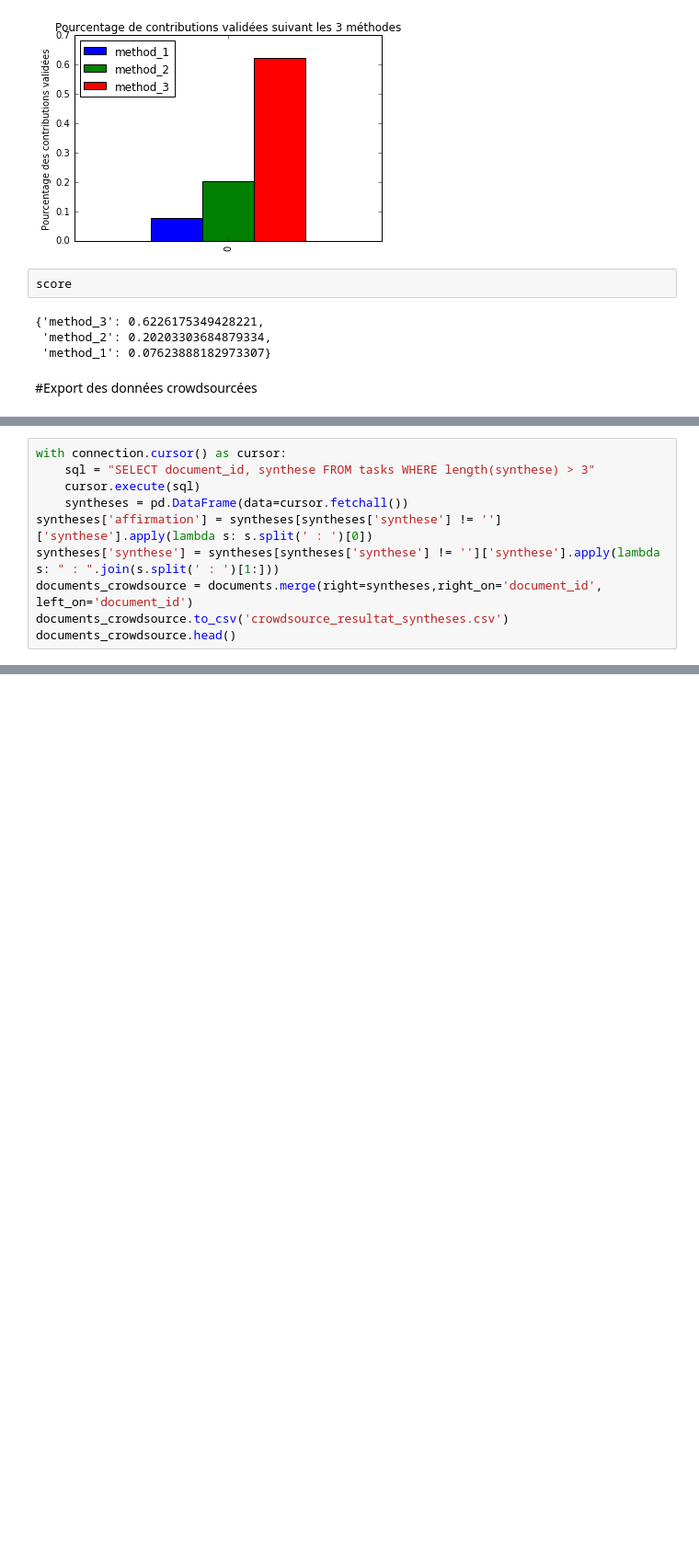
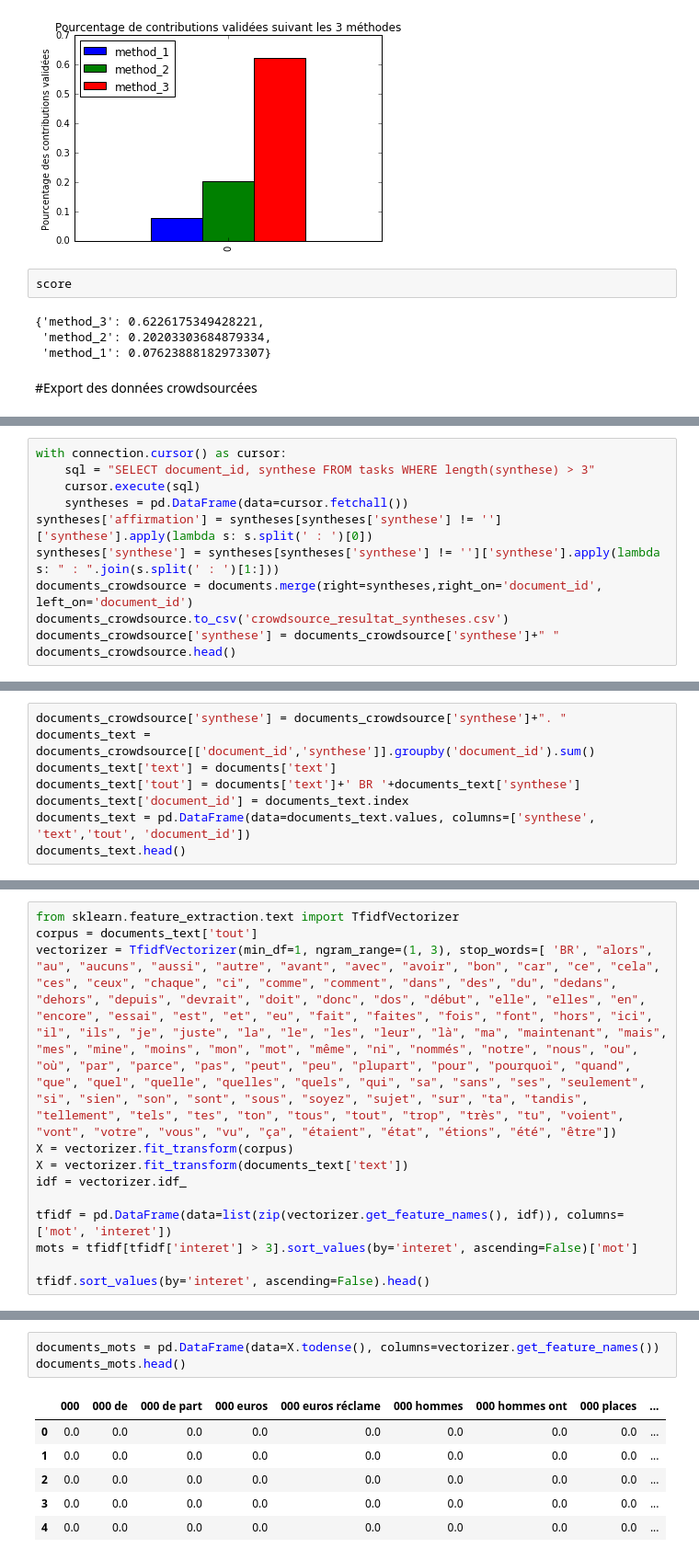
Before and after one commit to regardscitoyens/consultation_an, a Jupyter notebook: exploitation/analyse.ipynb, the cells around one changed output, grey strips where cells are left out. Shown at 92% size. Saved outputs shown, nothing was run; the diff lists cells and outputs as text; blank space fills up the shorter version.

Commit message:
Debut du repérage des thèmes avec TFIDF

```diff
--- a/exploitation/analyse.ipynb
+++ b/exploitation/analyse.ipynb
@@ -215,6 +215,7 @@ syntheses['affirmation'] = syntheses[syntheses['synthese'] != '']['synthese'].ap
 syntheses['synthese'] = syntheses[syntheses['synthese'] != '']['synthese'].apply(lambda s: " : ".join(s.split(' : ')[1:]))
 documents_crowdsource = documents.merge(right=syntheses,right_on='document_id', left_on='document_id')
 documents_crowdsource.to_csv('crowdsource_resultat_syntheses.csv')
+documents_crowdsource['synthese'] = documents_crowdsource['synthese']+" "
 documents_crowdsource.head()
 # %% [output]
 |  | document_id | question | source | text | theme | synthese | affirmation |
@@ -225,0 +231,8 @@ documents_crowdsource.head()
+# %%
+documents_crowdsource['synthese'] = documents_crowdsource['synthese']+". "
+documents_text = documents_crowdsource[['document_id','synthese']].groupby('document_id').sum()
+documents_text['text'] = documents['text']
+documents_text['tout'] = documents['text']+' BR '+documents_text['synthese']
+documents_text['document_id'] = documents_text.index
+documents_text = pd.DataFrame(data=documents_text.values, columns=['synthese', 'text','tout', 'document_id'])
+documents_text.head()
@@ -225,0 +248,12 @@ documents_crowdsource.head()
+# %%
+from sklearn.feature_extraction.text import TfidfVectorizer
+corpus = documents_text['tout']
+vectorizer = TfidfVectorizer(min_df=1, ngram_range=(1, 3), stop_words=[ 'BR', "alors", "au", "aucuns", "aussi", "autre", "avant", "avec", "avoir", "bon", "car", "ce", "cela", "ces", "ceux", "chaque", "ci", "comme", "comment", "dans", "des", "du", "dedans", "dehors", "depuis", "devrait", "doit", "donc", "dos", "début", "elle", "elles", "en", "encore", "essai", "est", "et", "eu", "fait", "faites", "fois", "font", "hors", "ici", "il", "ils", "je", "juste", "la", "le", "les", "leur", "là", "ma", "maintenant", "mais", "mes", "mine", "moins", "mon", "mot", "même", "ni", "nommés", "notre", "nous", "ou", "où", "par", "parce", "pas", "peut", "peu", "plupart", "pour", "pourquoi", "quand", "que", "quel", "quelle", "quelles", "quels", "qui", "sa", "sans", "ses", "seulement", "si", "sien", "son", "sont", "sous", "soyez", "sujet", "sur", "ta", "tandis", "tellement", "tels", "tes", "ton", "tous", "tout", "trop", "très", "tu", "voient", "vont", "votre", "vous", "vu", "ça", "étaient", "état", "étions", "été", "être"])
+X = vectorizer.fit_transform(corpus)
+X = vectorizer.fit_transform(documents_text['text'])
+idf = vectorizer.idf_
+
+tfidf = pd.DataFrame(data=list(zip(vectorizer.get_feature_names(), idf)), columns=['mot', 'interet'])
+mots = tfidf[tfidf['interet'] > 3].sort_values(by='interet', ascending=False)['mot']
+
+tfidf.sort_values(by='interet', ascending=False).head()
@@ -225,0 +267,10 @@ documents_crowdsource.head()
+# %%
+documents_mots = pd.DataFrame(data=X.todense(), columns=vectorizer.get_feature_names())
+documents_mots.head()
+# %% [output]
+|  | 000 | 000 de | 000 de part | 000 euros | 000 euros réclame | 000 hommes | 000 hommes ont | 000 places | ... |
+| 0 | 0.0 | 0.0 | 0.0 | 0.0 | 0.0 | 0.0 | 0.0 | 0.0 | ... |
+| 1 | 0.0 | 0.0 | 0.0 | 0.0 | 0.0 | 0.0 | 0.0 | 0.0 | ... |
+| 2 | 0.0 | 0.0 | 0.0 | 0.0 | 0.0 | 0.0 | 0.0 | 0.0 | ... |
+| 3 | 0.0 | 0.0 | 0.0 | 0.0 | 0.0 | 0.0 | 0.0 | 0.0 | ... |
+| 4 | 0.0 | 0.0 | 0.0 | 0.0 | 0.0 | 0.0 | 0.0 | 0.0 | ... |
```
Also changed, not shown: parts of 6 cells of this notebook.
